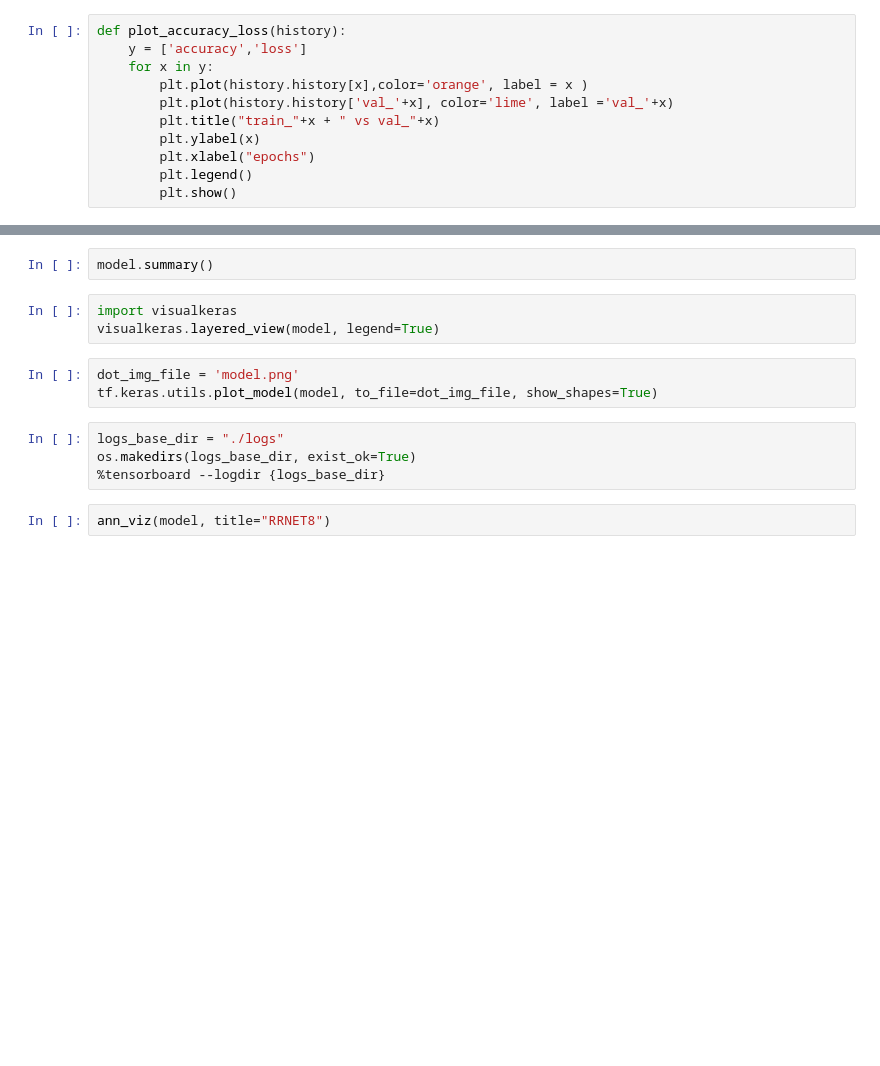
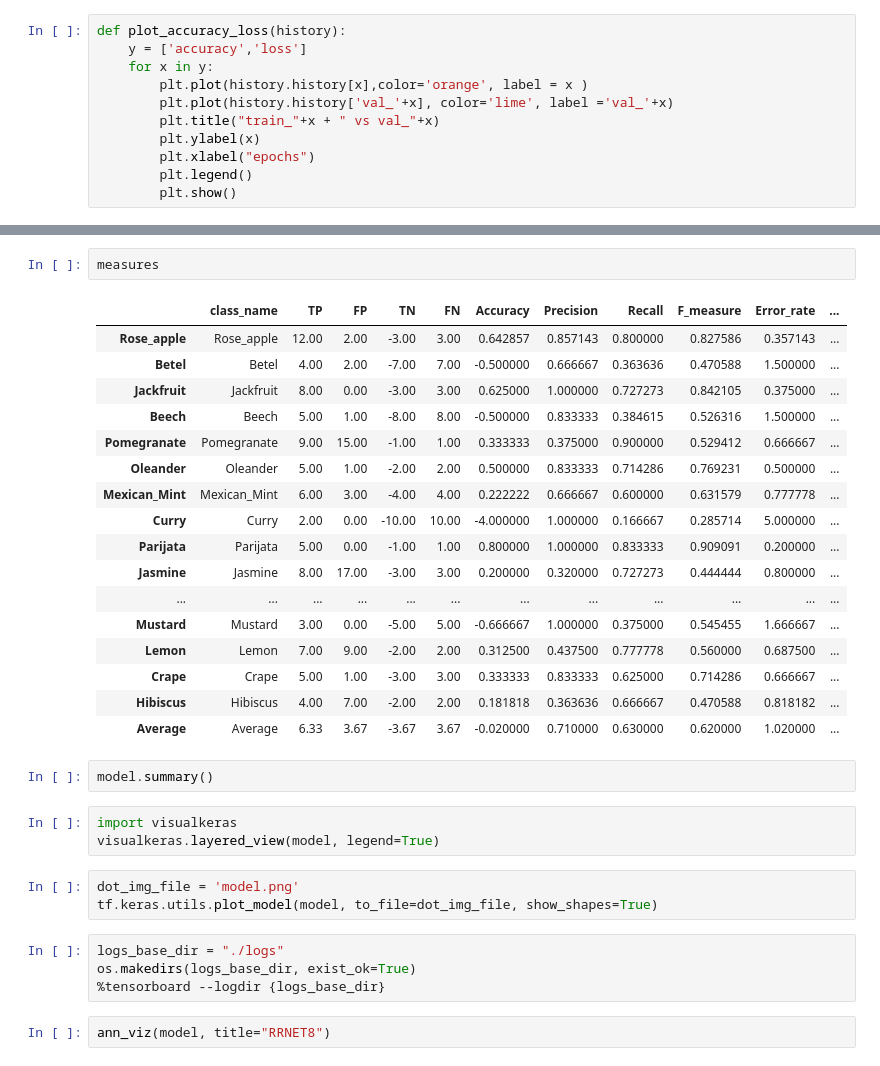
Before and after one commit to ragu8/CLASSIFICATION, a Jupyter notebook: Classification.ipynb, the cells around one changed output, grey strips where cells are left out. Saved outputs shown, nothing was run; the diff lists cells and outputs as text; blank space fills up the shorter version.

```diff
--- a/Classification.ipynb
+++ b/Classification.ipynb
@@ -183,5 +183,25 @@ ValueError: Shape of passed values is (3, 3), indices imply (4, 4)
-# %%
-model.summary()
+# %%
+measures
+# %% [output]
+|  | class_name | TP | FP | TN | FN | Accuracy | Precision | Recall | F_measure | Error_rate | ... |
+| Rose_apple | Rose_apple | 12.00 | 2.00 | -3.00 | 3.00 | 0.642857 | 0.857143 | 0.800000 | 0.827586 | 0.357143 | ... |
+| Betel | Betel | 4.00 | 2.00 | -7.00 | 7.00 | -0.500000 | 0.666667 | 0.363636 | 0.470588 | 1.500000 | ... |
+| Jackfruit | Jackfruit | 8.00 | 0.00 | -3.00 | 3.00 | 0.625000 | 1.000000 | 0.727273 | 0.842105 | 0.375000 | ... |
+| Beech | Beech | 5.00 | 1.00 | -8.00 | 8.00 | -0.500000 | 0.833333 | 0.384615 | 0.526316 | 1.500000 | ... |
+| Pomegranate | Pomegranate | 9.00 | 15.00 | -1.00 | 1.00 | 0.333333 | 0.375000 | 0.900000 | 0.529412 | 0.666667 | ... |
+| Oleander | Oleander | 5.00 | 1.00 | -2.00 | 2.00 | 0.500000 | 0.833333 | 0.714286 | 0.769231 | 0.500000 | ... |
+| Mexican_Mint | Mexican_Mint | 6.00 | 3.00 | -4.00 | 4.00 | 0.222222 | 0.666667 | 0.600000 | 0.631579 | 0.777778 | ... |
+| Curry | Curry | 2.00 | 0.00 | -10.00 | 10.00 | -4.000000 | 1.000000 | 0.166667 | 0.285714 | 5.000000 | ... |
+| Parijata | Parijata | 5.00 | 0.00 | -1.00 | 1.00 | 0.800000 | 1.000000 | 0.833333 | 0.909091 | 0.200000 | ... |
+| Jasmine | Jasmine | 8.00 | 17.00 | -3.00 | 3.00 | 0.200000 | 0.320000 | 0.727273 | 0.444444 | 0.800000 | ... |
+| ... | ... | ... | ... | ... | ... | ... | ... | ... | ... | ... | ... |
+| Mustard | Mustard | 3.00 | 0.00 | -5.00 | 5.00 | -0.666667 | 1.000000 | 0.375000 | 0.545455 | 1.666667 | ... |
+| Lemon | Lemon | 7.00 | 9.00 | -2.00 | 2.00 | 0.312500 | 0.437500 | 0.777778 | 0.560000 | 0.687500 | ... |
+| Crape | Crape | 5.00 | 1.00 | -3.00 | 3.00 | 0.333333 | 0.833333 | 0.625000 | 0.714286 | 0.666667 | ... |
+| Hibiscus | Hibiscus | 4.00 | 7.00 | -2.00 | 2.00 | 0.181818 | 0.363636 | 0.666667 | 0.470588 | 0.818182 | ... |
+| Average | Average | 6.33 | 3.67 | -3.67 | 3.67 | -0.020000 | 0.710000 | 0.630000 | 0.620000 | 1.020000 | ... |
+# %%
+model.summary()
 # %%
 import visualkeras
 visualkeras.layered_view(model, legend=True)
```
Also changed, not shown: parts of 7 cells of this notebook, 9 other files.
